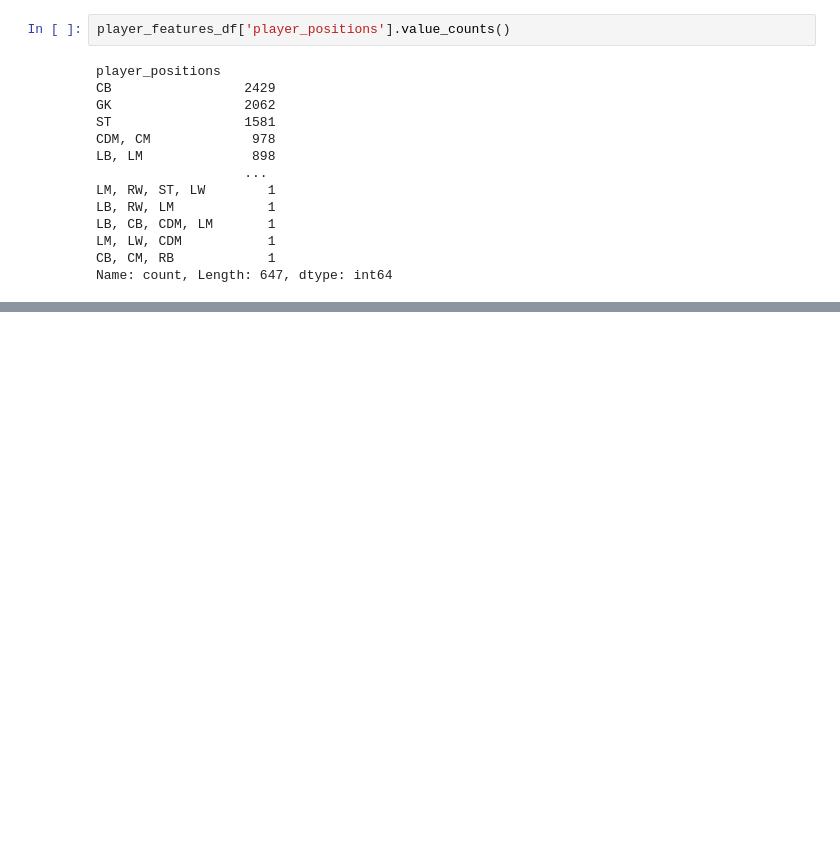
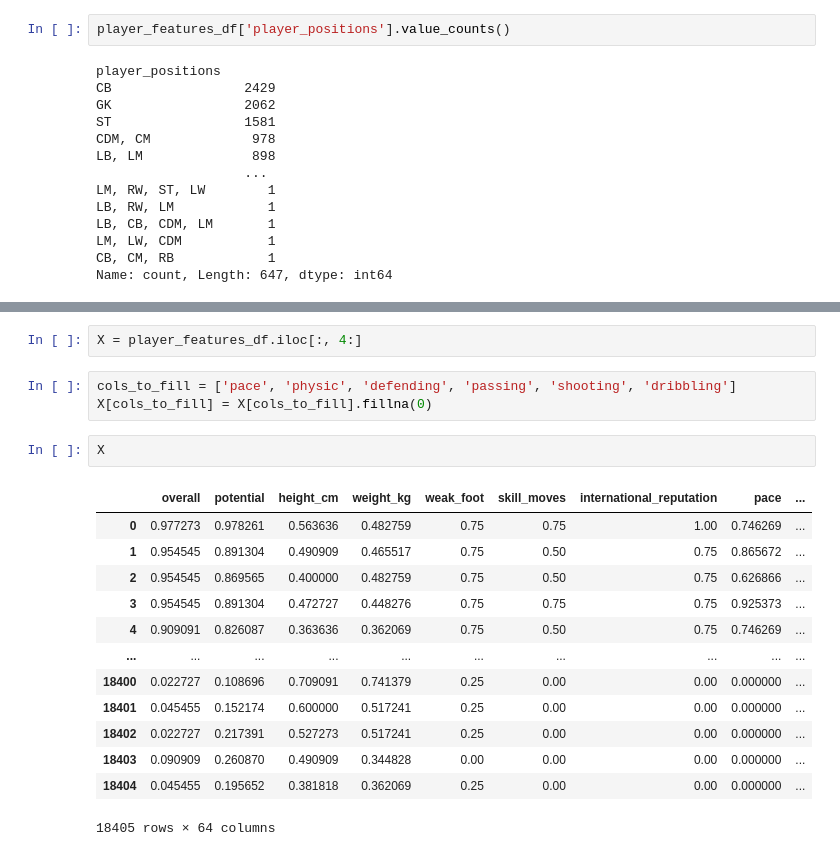
Before and after one commit to arundelljr/MoneyBaller, a Jupyter notebook: notebooks/john_eda.ipynb, the cells around one changed output, grey strips where cells are left out. Cells and saved outputs as stored; diff of their text form; blank space fills up the shorter version.

```diff
--- a/notebooks/john_eda.ipynb
+++ b/notebooks/john_eda.ipynb
@@ -175,0 +418,21 @@ player_features_df
+# %%
+X = player_features_df.iloc[:, 4:]
+# %%
+cols_to_fill = ['pace', 'physic', 'defending', 'passing', 'shooting', 'dribbling']
+X[cols_to_fill] = X[cols_to_fill].fillna(0)
+# %%
+X
+# %% [output]
+|  | overall | potential | height_cm | weight_kg | weak_foot | skill_moves | international_reputation | pace | ... |
+| 0 | 0.977273 | 0.978261 | 0.563636 | 0.482759 | 0.75 | 0.75 | 1.00 | 0.746269 | ... |
+| 1 | 0.954545 | 0.891304 | 0.490909 | 0.465517 | 0.75 | 0.50 | 0.75 | 0.865672 | ... |
+| 2 | 0.954545 | 0.869565 | 0.400000 | 0.482759 | 0.75 | 0.50 | 0.75 | 0.626866 | ... |
+| 3 | 0.954545 | 0.891304 | 0.472727 | 0.448276 | 0.75 | 0.75 | 0.75 | 0.925373 | ... |
+| 4 | 0.909091 | 0.826087 | 0.363636 | 0.362069 | 0.75 | 0.50 | 0.75 | 0.746269 | ... |
+| ... | ... | ... | ... | ... | ... | ... | ... | ... | ... |
+| 18400 | 0.022727 | 0.108696 | 0.709091 | 0.741379 | 0.25 | 0.00 | 0.00 | 0.000000 | ... |
+| 18401 | 0.045455 | 0.152174 | 0.600000 | 0.517241 | 0.25 | 0.00 | 0.00 | 0.000000 | ... |
+| 18402 | 0.022727 | 0.217391 | 0.527273 | 0.517241 | 0.25 | 0.00 | 0.00 | 0.000000 | ... |
+| 18403 | 0.090909 | 0.260870 | 0.490909 | 0.344828 | 0.00 | 0.00 | 0.00 | 0.000000 | ... |
+| 18404 | 0.045455 | 0.195652 | 0.381818 | 0.362069 | 0.25 | 0.00 | 0.00 | 0.000000 | ... |
+18405 rows × 64 columns
```
Also changed, not shown: parts of 25 cells of this notebook, 1 other file.
